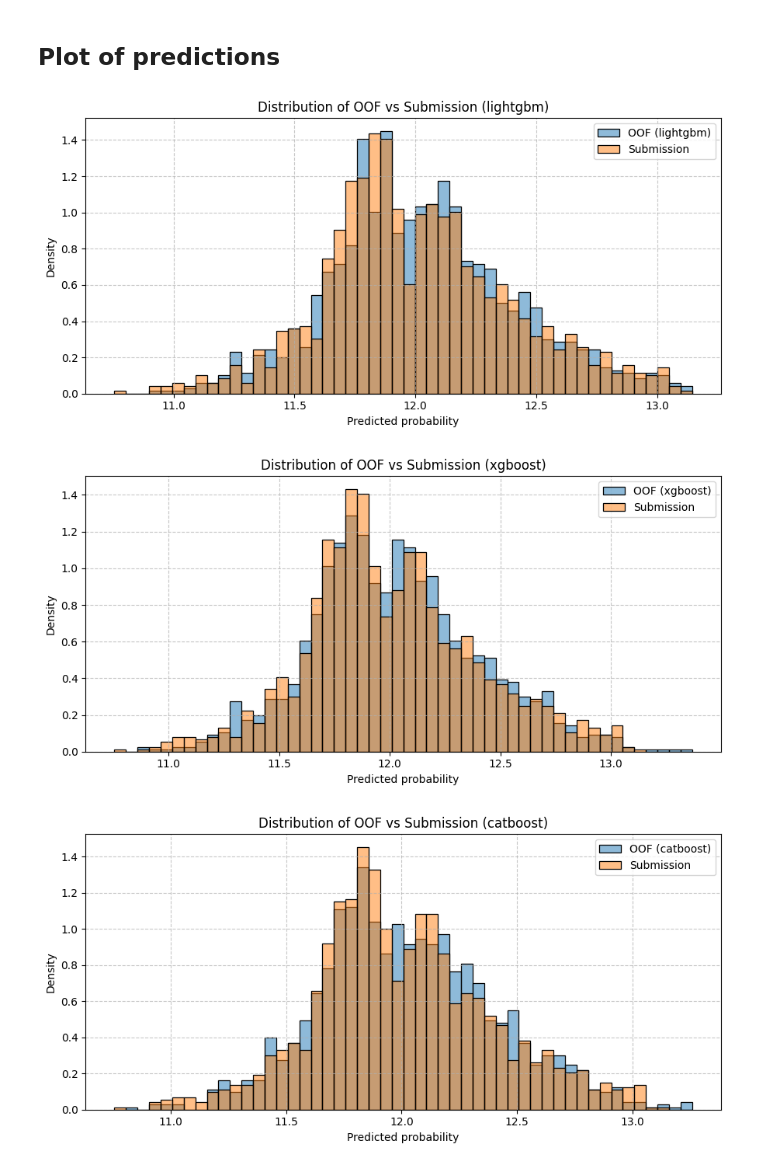
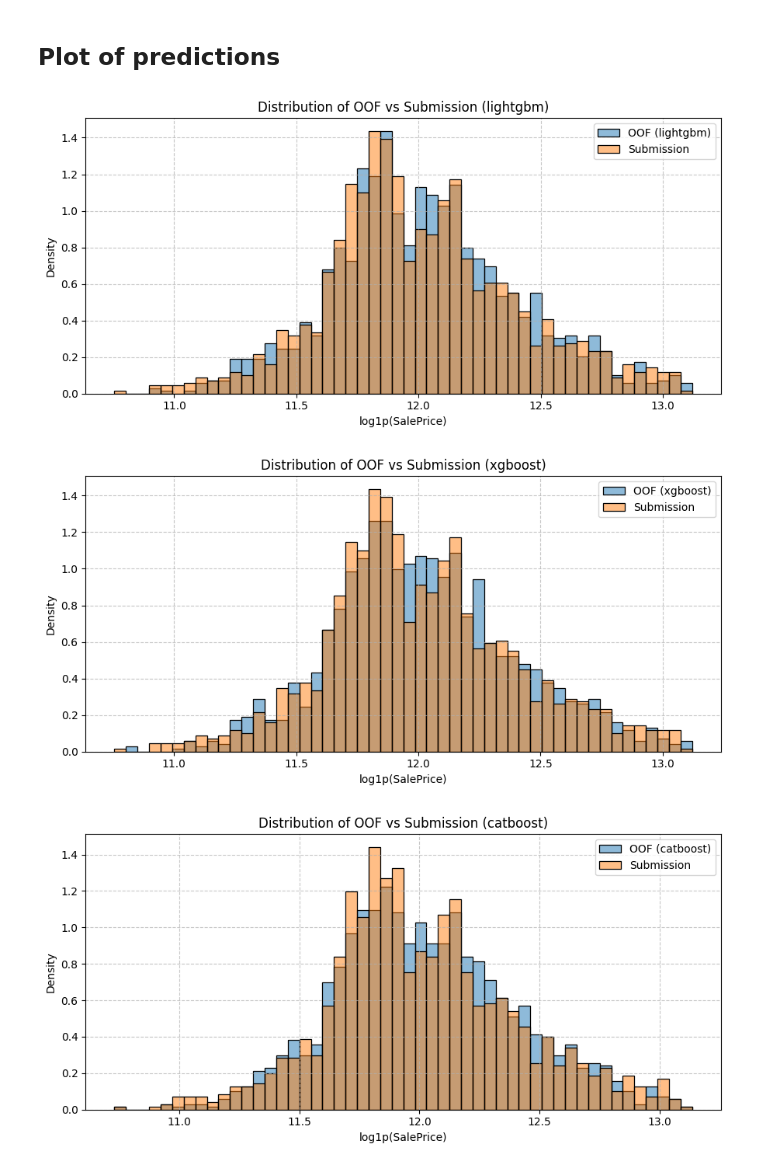
Before and after one commit to Jun-Morita/kaggle-template, a Jupyter notebook: sample/houseprices/houseprices.ipynb, the cells around one changed output. Saved outputs shown, nothing was run; the diff lists cells and outputs as text; code cells hidden in the pictures.

```diff
--- a/sample/houseprices/houseprices.ipynb
+++ b/sample/houseprices/houseprices.ipynb
@@ -56,7 +56,7 @@ class CFG:
     MODEL_DATA_PATH = Path(f"{MAIN_PATH}/models")
     METHOD_LIST = ["lightgbm", "xgboost", "catboost"]
     METHOD_WEIGHT_DICT = {"lightgbm": 1 / 3, "xgboost": 1 / 3, "catboost": 1 / 3}
-    USE_GPU = torch.cuda.is_available()
+    #USE_GPU = torch.cuda.is_available()
     SEED = 42
     N_SEEDS = 5
     N_SPLIT = 3
@@ -1347,42 +1348,51 @@ plt.show()
 # %% [markdown]
 ## Plot of predictions
 # %%
-def plot_oof_vs_submission_hist(method_list, submission_df, bins=30):
-    # 変換
-    test_y = np.log1p(submission_df[CFG.target_col])
+def plot_oof_vs_submission_hist(method_list, train_df, submission_df, bins=30):
+    """OOFの全seed平均と提出値（log1p）分布を比較"""
+    test_y = np.log1p(submission_df[CFG.target_col].astype(float).values)
 
     for m in method_list:
-        oof_path = CFG.OOF_DATA_PATH / f"oof_{CFG.AUTHOR}_{m}_seed{CFG.SEED}_ver{CFG.VER}.csv"
-        oof_df = pd.read_csv(oof_path)
+        per_seed_preds = []
+        for seed_idx in range(CFG.N_SEEDS):
+            seed = CFG.SEED + seed_idx
+            oof_path = CFG.OOF_DATA_PATH / f"oof_{CFG.AUTHOR}_{m}_seed{seed}_ver{CFG.VER}.csv"
+            oof_df = pd.read_csv(oof_path)
+            if "row_id" not in oof_df.columns:
+                raise ValueError(f"OOFファイルに 'row_id' がありません: {oof_path}")
+            ordered = oof_df.set_index("row_id").loc[train_df.index]
+            per_seed_preds.append(ordered[CFG.target_col].astype(float).values)
 
-        # 両方の分布から min / max を決定
-        lo = min(test_y.min(), oof_df[CFG.target_col].min())
-        hi = max(test_y.max(), oof_df[CFG.target_col].max())
+        if not per_seed_preds:
+            raise ValueError(f"No OOF files found for {m}")
+
+        oof_values = np.mean(per_seed_preds, axis=0)
+
+        lo = min(test_y.min(), oof_values.min())
+        hi = max(test_y.max(), oof_values.max())
         bin_edges = np.linspace(lo, hi, bins + 1)
 
-        # 可視化
         plt.figure(figsize=(9, 4.5))
         sns.histplot(
-            oof_df[CFG.target_col],  #
+            oof_values,
             label=f"OOF ({m})",
             stat="density",
             bins=bin_edges,
             alpha=0.5,
         )
         sns.histplot(test_y, label="Submission", stat="density", bins=bin_edges, alpha=0.5)
-        # plt.xlim(0, 1)
-        plt.xlabel("Predicted probability")
+        plt.xlabel("log1p(SalePrice)")
         plt.ylabel("Density")
         plt.title(f"Distribution of OOF vs Submission ({m})")
         plt.legend()
         plt.grid(True, linestyle="--", alpha=0.7)
         plt.tight_layout()
         plt.show()
 
 
-plot_oof_vs_submission_hist(CFG.METHOD_LIST, submission_df, bins=50)
+plot_oof_vs_submission_hist(CFG.METHOD_LIST, train_df, submission_df, bins=50)
 # %% [output]
-[figure, old version]
+[figure, new version]
-[figure, old version]
+[figure, new version]
-[figure, old version]
+[figure, new version]
 # %%
```
Also changed, not shown: parts of 4 cells of this notebook, 4 other files.
